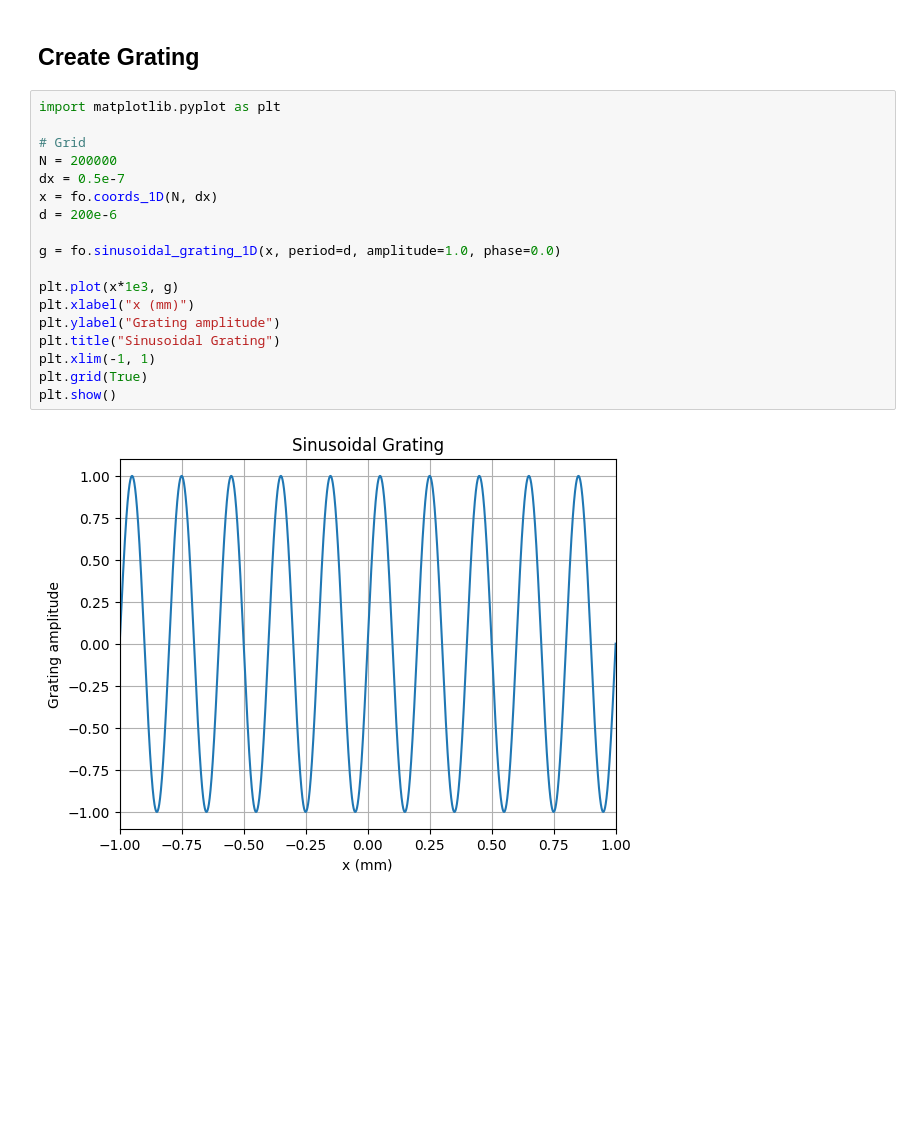
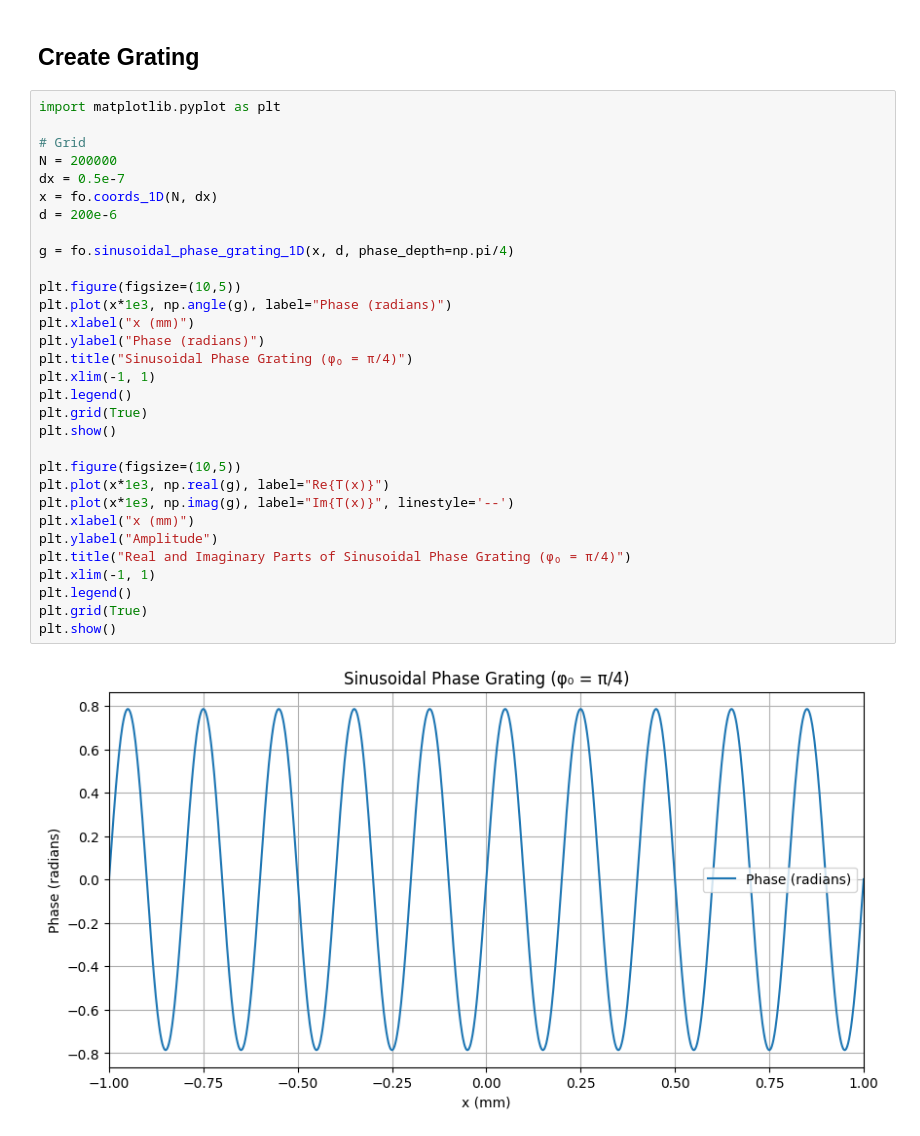
Before and after one commit to atlindburg/fourier-optics, a Jupyter notebook: notebooks/20251006-sinusoidal_phase_gratings.ipynb, the cells around one changed output. Cells and saved outputs as stored; diff of their text form; blank space fills up the shorter version.

```diff
--- a/notebooks/20251006-sinusoidal_phase_gratings.ipynb
+++ b/notebooks/20251006-sinusoidal_phase_gratings.ipynb
@@ -14,20 +15,33 @@ import fourieroptics as fo
 # %%
 import matplotlib.pyplot as plt
 
 # Grid
 N = 200000
 dx = 0.5e-7
 x = fo.coords_1D(N, dx)
 d = 200e-6
 
-g = fo.sinusoidal_grating_1D(x, period=d, amplitude=1.0, phase=0.0)
+g = fo.sinusoidal_phase_grating_1D(x, d, phase_depth=np.pi/4)
 
-plt.plot(x*1e3, g)
+plt.figure(figsize=(10,5))
+plt.plot(x*1e3, np.angle(g), label="Phase (radians)")
 plt.xlabel("x (mm)")
-plt.ylabel("Grating amplitude")
-plt.title("Sinusoidal Grating")
+plt.ylabel("Phase (radians)")
+plt.title("Sinusoidal Phase Grating (φ₀ = π/4)")
 plt.xlim(-1, 1)
+plt.legend()
 plt.grid(True)
 plt.show()
+
+plt.figure(figsize=(10,5))
+plt.plot(x*1e3, np.real(g), label="Re{T(x)}")
+plt.plot(x*1e3, np.imag(g), label="Im{T(x)}", linestyle='--')
+plt.xlabel("x (mm)")
+plt.ylabel("Amplitude")
+plt.title("Real and Imaginary Parts of Sinusoidal Phase Grating (φ₀ = π/4)")
+plt.xlim(-1, 1)
+plt.legend()
+plt.grid(True)
+plt.show()
 # %% [output]
-[figure, old version]
+[figure, new version]
```
Also changed, not shown: parts of 3 cells of this notebook, 1 other file.
